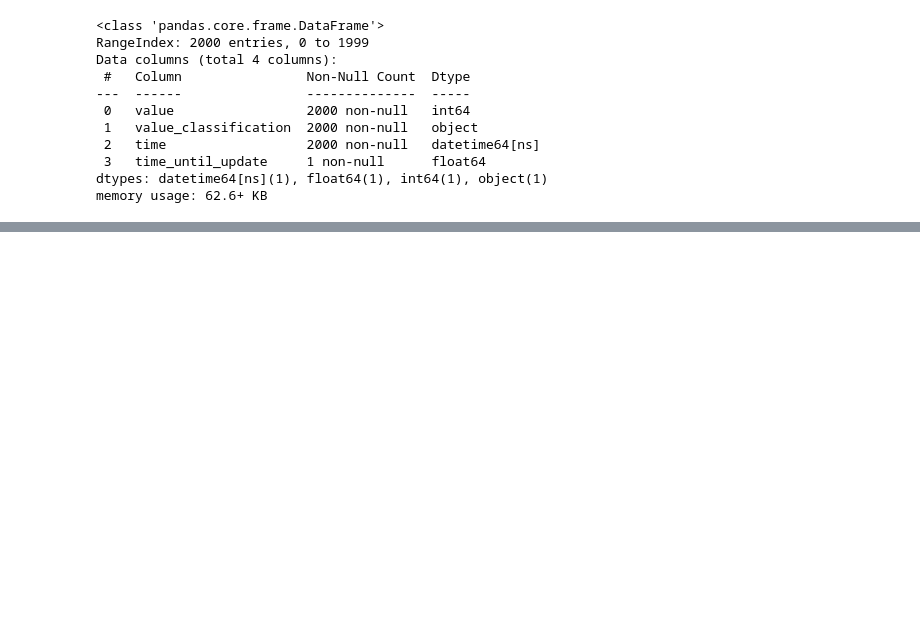
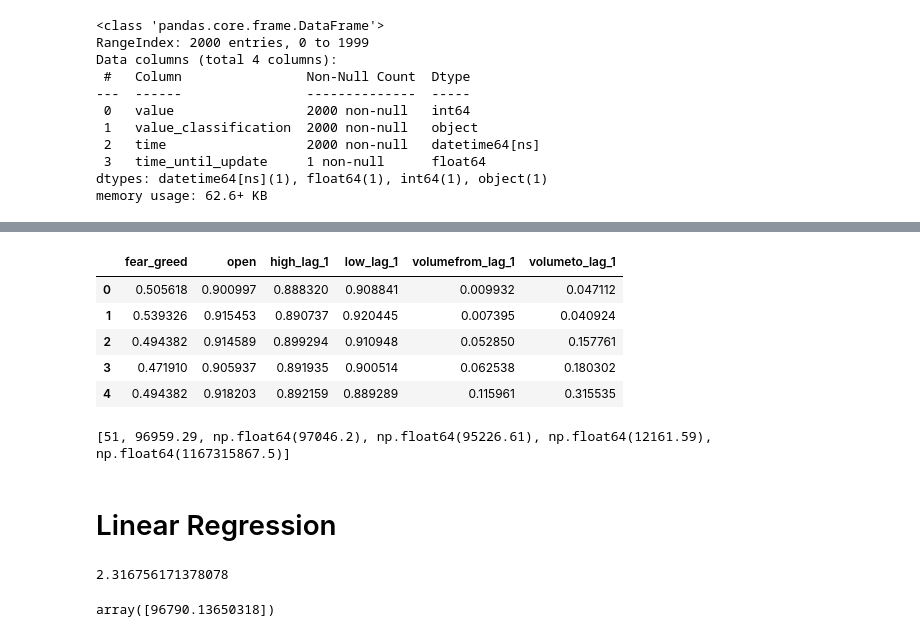
Before and after one commit to gabrielnichio/bitcoin-price-prediction, a Jupyter notebook: tratando.ipynb, the cells around one changed output, grey strips where cells are left out. Cells and saved outputs as stored; diff of their text form; code cells hidden in the pictures; blank space fills up the shorter version.

```diff
--- a/tratando.ipynb
+++ b/tratando.ipynb
@@ -71,0 +134,19 @@ plot_df(data, data['time'], data['fear_greed'], xlabel='Date', ylabel='Fear & Gr
+# %%
+X = new_features.drop(columns='close')
+y = new_features['close']
+
+# X = data.drop(columns=['close', 'high', 'low', 'volumefrom', 'volumeto', 'time'])
+# y = data['close']
+# %%
+scaler = MinMaxScaler()
+d = scaler.fit_transform(X)
+
+norm_data = pd.DataFrame(d, columns=X.columns)
+norm_data.head()
+# %% [output]
+|  | fear_greed | open | high_lag_1 | low_lag_1 | volumefrom_lag_1 | volumeto_lag_1 |
+| 0 | 0.505618 | 0.900997 | 0.888320 | 0.908841 | 0.009932 | 0.047112 |
+| 1 | 0.539326 | 0.915453 | 0.890737 | 0.920445 | 0.007395 | 0.040924 |
+| 2 | 0.494382 | 0.914589 | 0.899294 | 0.910948 | 0.052850 | 0.157761 |
+| 3 | 0.471910 | 0.905937 | 0.891935 | 0.900514 | 0.062538 | 0.180302 |
+| 4 | 0.494382 | 0.918203 | 0.892159 | 0.889289 | 0.115961 | 0.315535 |
@@ -71,0 +156,35 @@ plot_df(data, data['time'], data['fear_greed'], xlabel='Date', ylabel='Fear & Gr
+# %%
+shift = data.iloc[:shift_window]
+record = [51, 96959.29]
+
+for i in range(len(shift)):
+    info = shift.iloc[i][['high', 'low', 'volumefrom', 'volumeto']].to_list()
+    # print(info)
+    record = record + info
+
+print(record)
+
+record = np.array(record).reshape(1, -1)
+
+norm_record = scaler.transform(record)
+# %% [output]
+[51, 96959.29, np.float64(97046.2), np.float64(95226.61), np.float64(12161.59), np.float64(1167315867.5)]
+# %% [markdown]
+# Linear Regression
+# %%
+lr = LinearRegression()
+
+lr.fit(x_train, y_train)
+
+
+pred = lr.predict(x_test)
+
+# lr.score(x_test, y_test)
+
+print(mean_absolute_percentage_error(pred, y_test)*100)
+# %% [output]
+2.316756171378078
+# %%
+lr.predict(record)
+# %% [output]
+array([96790.13650318])
```
Also changed, not shown: parts of 15 cells of this notebook, 3 other files.
